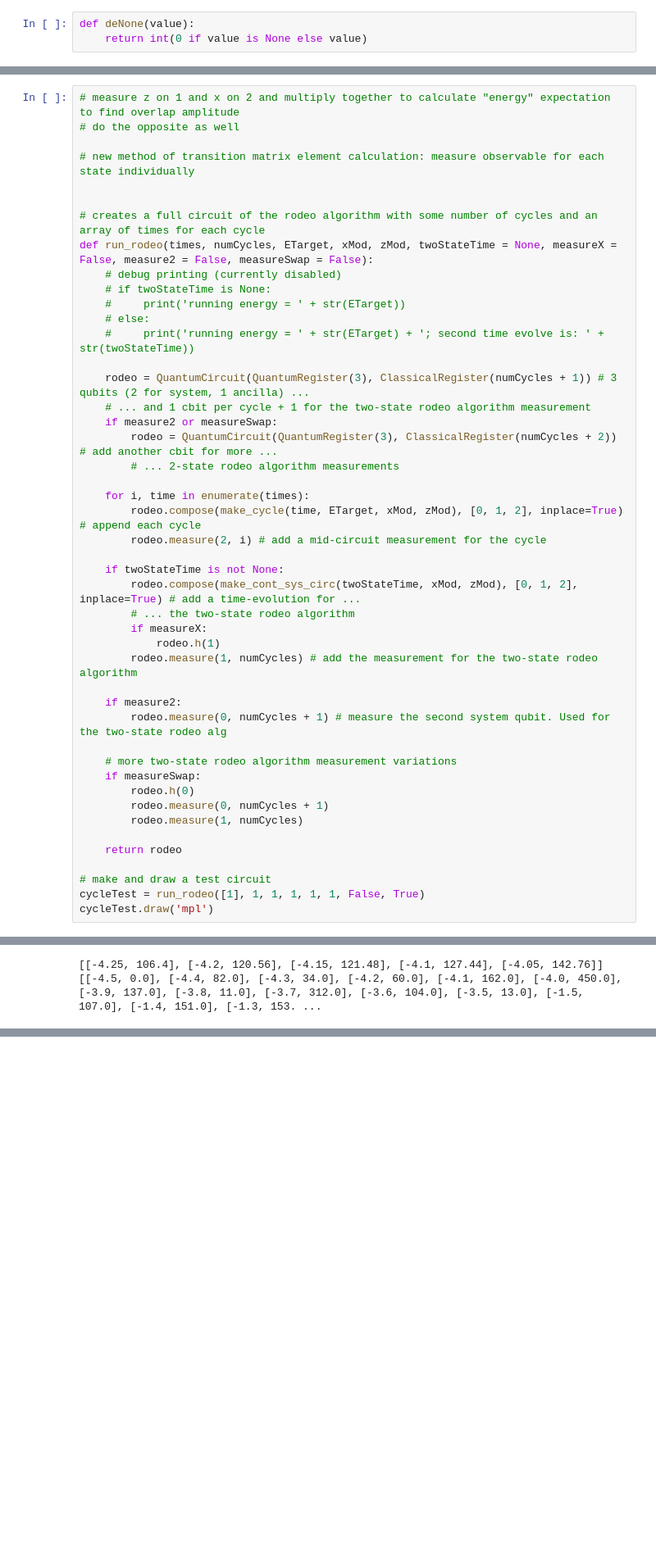
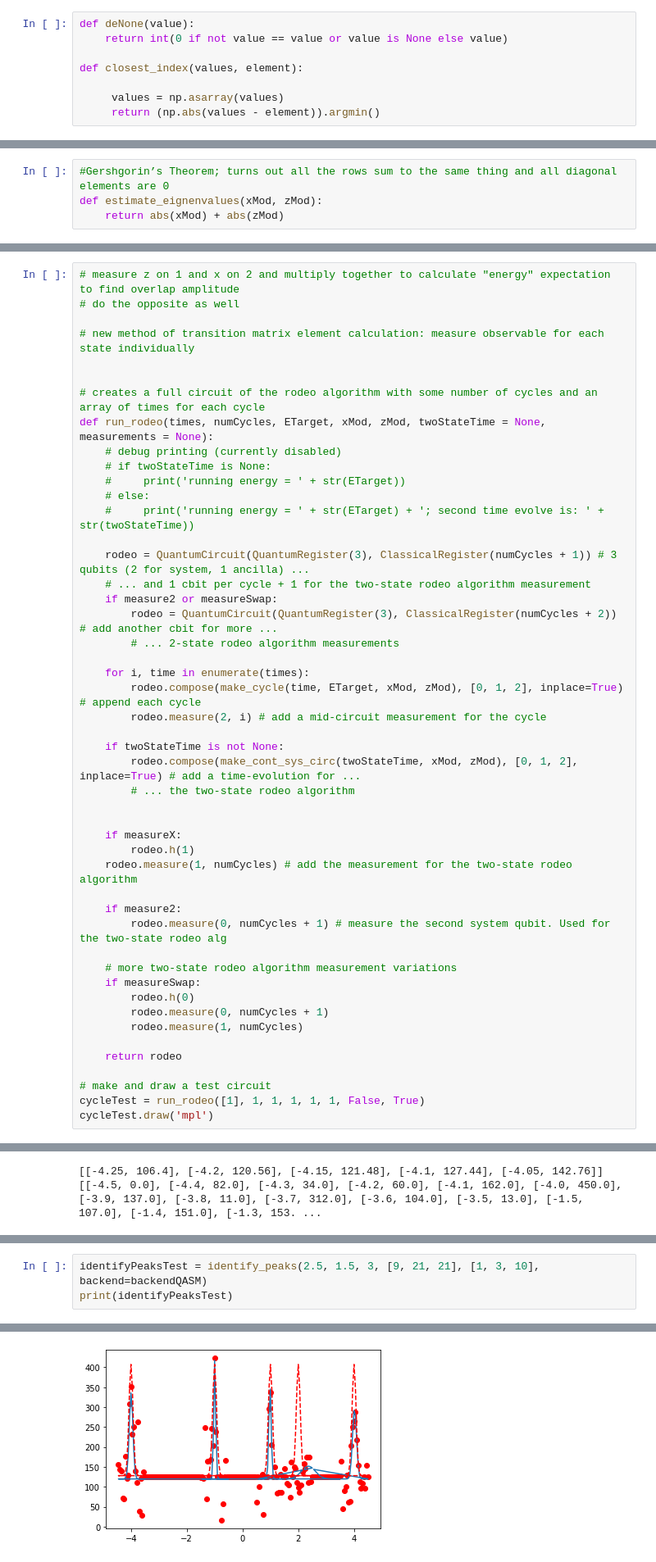
Before and after one commit to constantlyPlanck/2QubitRodeo, a Jupyter notebook: 2Qubit.ipynb, the cells around one changed output, grey strips where cells are left out. Shown at 82% size. Drawn from its saved outputs; the diff is of its cells as text; blank space fills up the shorter version.

```diff
--- a/2Qubit.ipynb
+++ b/2Qubit.ipynb
@@ -59,7 +56,12 @@ jobManager = IBMQJobManager()
 ibmq_jakarta
 # %%
 def deNone(value):
-    return int(0 if value is None else value)
+    return int(0 if not value == value or value is None else value)
+
+def closest_index(values, element):
+
+     values = np.asarray(values)
+     return (np.abs(values - element)).argmin()
 # %%
 # generate a set of times pulled from a normal distribution that 1. aren't too big and 2. aren't to close to each other
 def make_good_times(stDev, num, minThreshold, maxThreshold):
@@ -111,6 +113,10 @@ temp.draw('mpl')
 # %% [output]
 [figure]
 [figure]
+# %%
+#Gershgorin’s Theorem; turns out all the rows sum to the same thing and all diagonal elements are 0
+def estimate_eignenvalues(xMod, zMod):
+    return abs(xMod) + abs(zMod)
 # %%
 # make a circuit with 1 cycle of the rodeo algorithm
 # see original paper by Choi et al for
@@ -149,7 +155,7 @@ test.draw('mpl')
 
 
 # creates a full circuit of the rodeo algorithm with some number of cycles and an array of times for each cycle
-def run_rodeo(times, numCycles, ETarget, xMod, zMod, twoStateTime = None, measureX = False, measure2 = False, measureSwap = False):
+def run_rodeo(times, numCycles, ETarget, xMod, zMod, twoStateTime = None, measurements = None):
     # debug printing (currently disabled)
     # if twoStateTime is None:
     #     print('running energy = ' + str(ETarget))
@@ -169,9 +175,11 @@ def run_rodeo(times, numCycles, ETarget, xMod, zMod, twoStateTime = None, measur
     if twoStateTime is not None:
         rodeo.compose(make_cont_sys_circ(twoStateTime, xMod, zMod), [0, 1, 2], inplace=True) # add a time-evolution for ...
         # ... the two-state rodeo algorithm
-        if measureX:
-            rodeo.h(1)
-        rodeo.measure(1, numCycles) # add the measurement for the two-state rodeo algorithm
+
+
+    if measureX:
+        rodeo.h(1)
+    rodeo.measure(1, numCycles) # add the measurement for the two-state rodeo algorithm
 
     if measure2:
         rodeo.measure(0, numCycles + 1) # measure the second system qubit. Used for the two-state rodeo alg
@@ -1489,0 +1590,4 @@ firstPassCircuits[10].draw('mpl')
+# %%
+identifyPeaksTest = identify_peaks(2.5, 1.5, 3, [9, 21, 21], [1, 3, 10], backend=backendQASM)
+print(identifyPeaksTest)
+# %% [output]
@@ -1489,0 +1611 @@ firstPassCircuits[10].draw('mpl')
+[figure, added]
```
Also changed, not shown: parts of 13 cells of this notebook, 1 other file.
